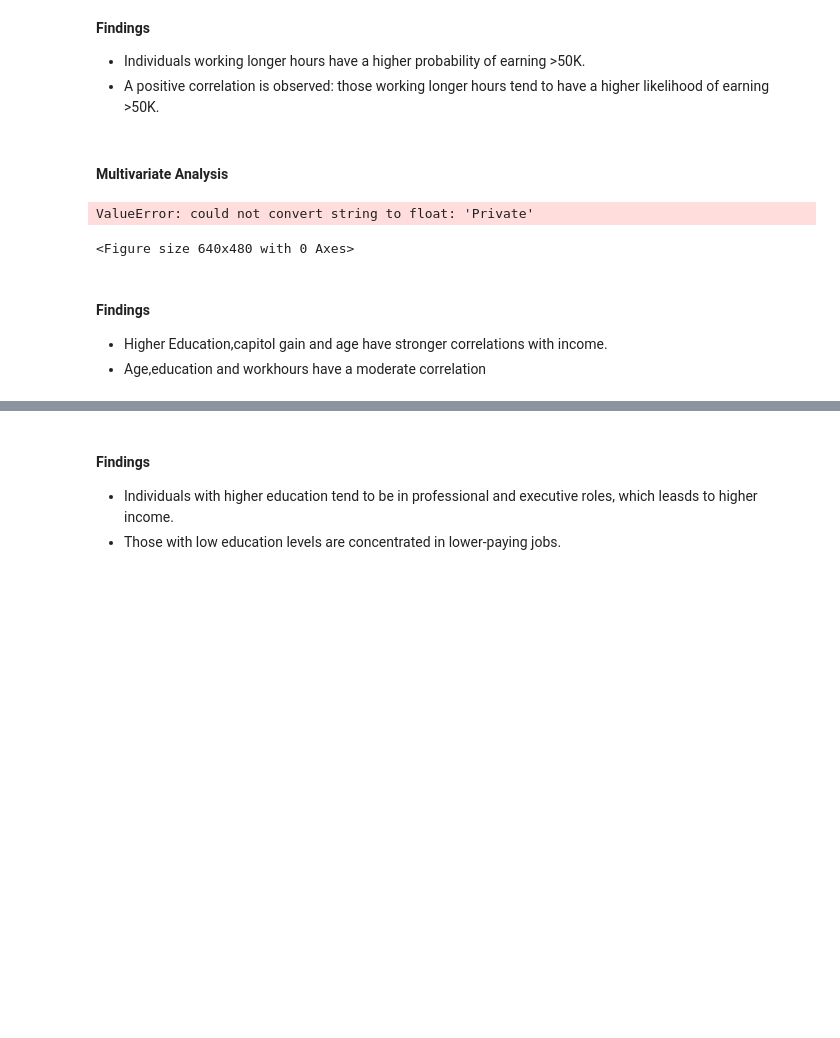
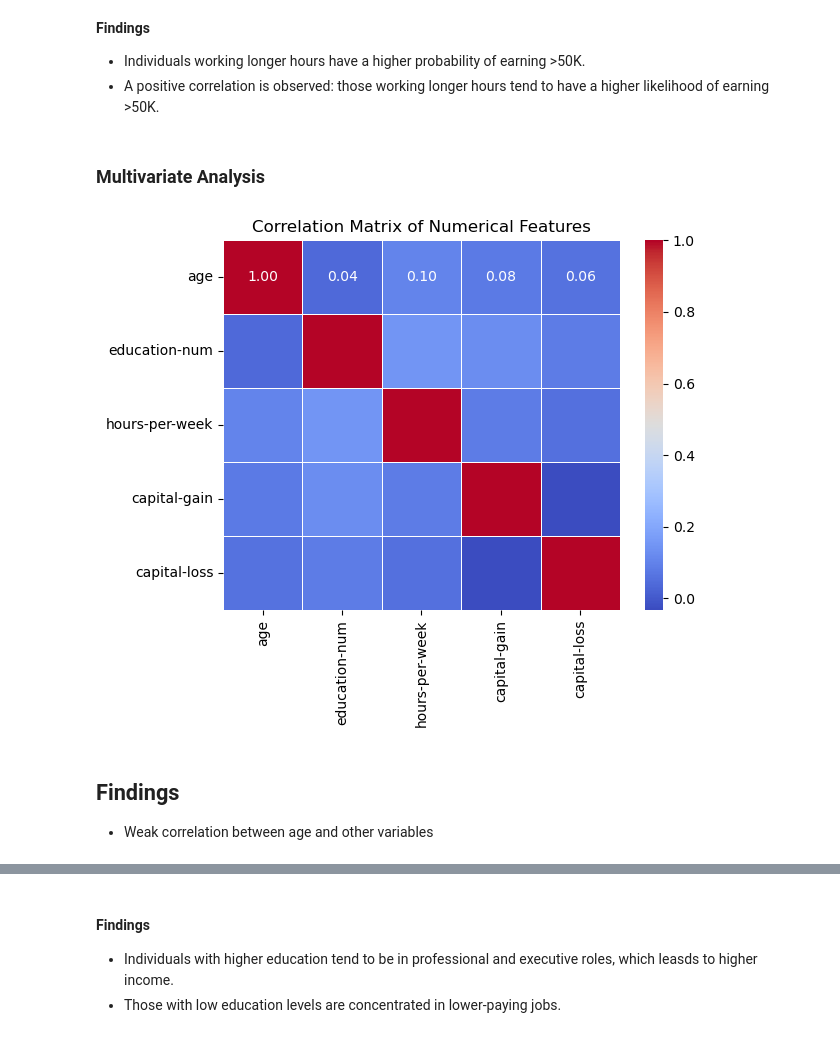
Before and after one commit to Arishiine/Income-Analysis, a Jupyter notebook: income_analysis.ipynb, the cells around one changed output, grey strips where cells are left out. Drawn from its saved outputs; the diff is of its cells as text; code cells hidden in the pictures; blank space fills up the shorter version.

```diff
--- a/income_analysis.ipynb
+++ b/income_analysis.ipynb
@@ -276,20 +276,21 @@ plt.show()
 * Individuals working longer hours have a higher probability of earning >50K.
 * A positive correlation is observed: those working longer hours tend to have a higher likelihood of earning >50K.
 # %% [markdown]
-#### Multivariate Analysis
+### Multivariate Analysis
 # %%
 # Correlation heatmap(numerical features)
+num_cols = ['age','education-num','hours-per-week','capital-gain','capital-loss']
+corr_matrix = data[num_cols].corr()
 plt.figure(figure=(10,6))
-sns.heatmap(data.corr(),annot=True,cmap='coolwarm',fmt='.2f',linewidth=0.5)
+sns.heatmap(corr_matrix,annot=True,cmap='coolwarm',fmt='.2f',linewidth=0.5)
 plt.title('Correlation Matrix of Numerical Features')
 plt.show()
 # %% [output]
-ValueError: could not convert string to float: 'Private'
-<Figure size 640x480 with 0 Axes>
+[figure, added]
 # %% [markdown]
-#### Findings
-* Higher Education,capitol gain and age have stronger correlations with income.
-* Age,education and workhours have a moderate correlation
+**Findings**
+-
+* Weak correlation between age and other variables
 # %%
 # Education,Occupation and Income
 plt.figure(figure=(20,7))
```
Also changed, not shown: parts of 3 cells of this notebook, 1 other file.
